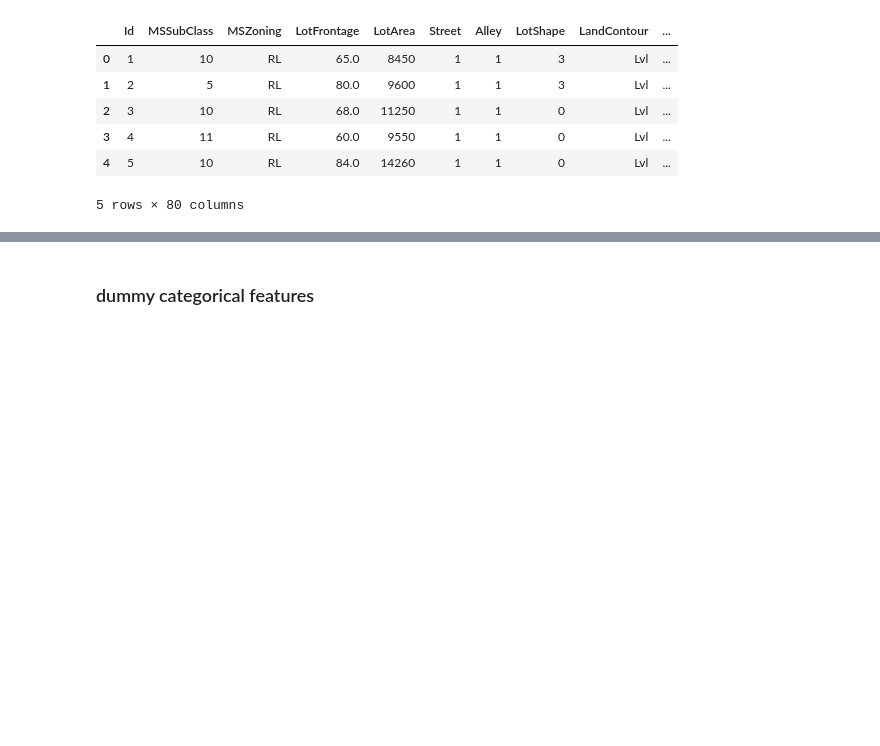
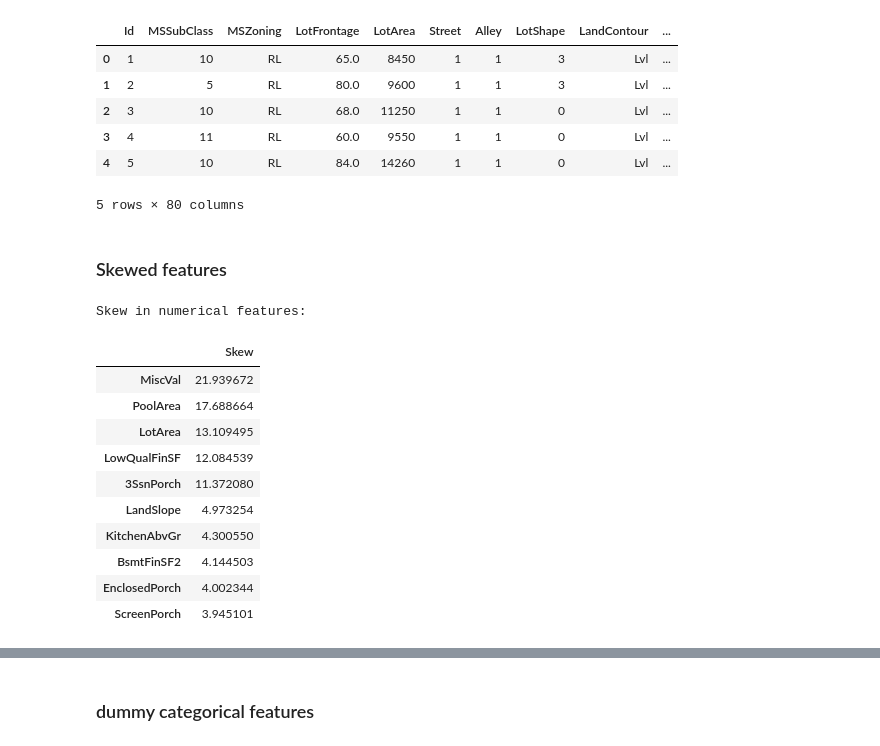
Before and after one commit to wh228/House_price_predicting, a Jupyter notebook: EDA_model_submission.ipynb, the cells around one changed output, grey strips where cells are left out. Cells and saved outputs as stored; diff of their text form; code cells hidden in the pictures; blank space fills up the shorter version.

```diff
--- a/EDA_model_submission.ipynb
+++ b/EDA_model_submission.ipynb
@@ -221,3 +215,26 @@ all_data.head()
 | 3 | 4 | 11 | RL | 60.0 | 9550 | 1 | 1 | 0 | Lvl | ... |
 | 4 | 5 | 10 | RL | 84.0 | 14260 | 1 | 1 | 0 | Lvl | ... |
 5 rows × 80 columns
+# %% [markdown]
+### Skewed features
+# %%
+numeric_ft = all_data.dtypes[all_data.dtypes != "object"].index
+
+# Check the skew of all numerical features
+skewed_ft = all_data[numeric_ft].apply(lambda x: skew(x.dropna())).sort_values(ascending=False)
+print("\nSkew in numerical features: \n")
+skewness = pd.DataFrame({'Skew' :skewed_ft})
+skewness.head(10)
+# %% [output]
+Skew in numerical features:
+|  | Skew |
+| MiscVal | 21.939672 |
+| PoolArea | 17.688664 |
+| LotArea | 13.109495 |
+| LowQualFinSF | 12.084539 |
+| 3SsnPorch | 11.372080 |
+| LandSlope | 4.973254 |
+| KitchenAbvGr | 4.300550 |
+| BsmtFinSF2 | 4.144503 |
+| EnclosedPorch | 4.002344 |
+| ScreenPorch | 3.945101 |
```
Also changed, not shown: parts of 18 cells of this notebook, 6 other files.
